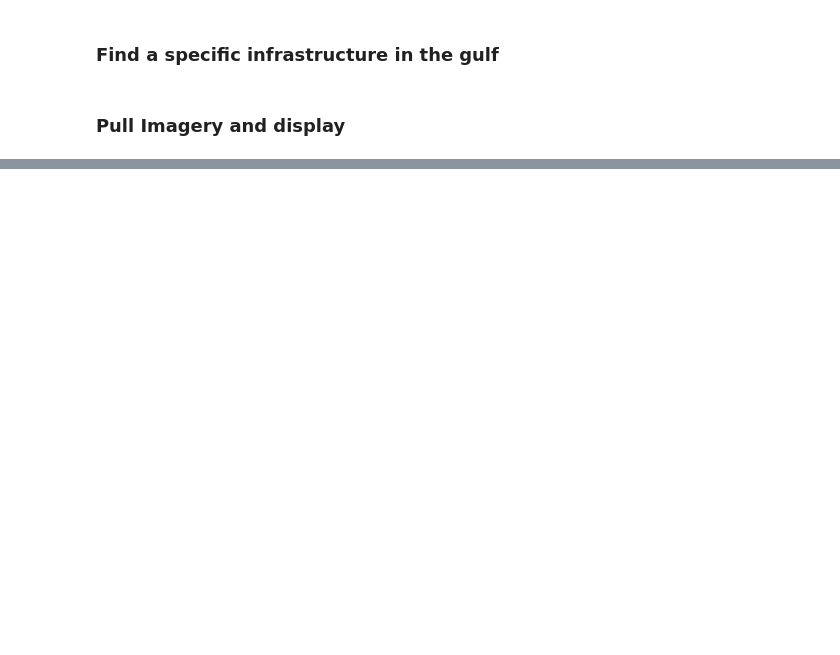
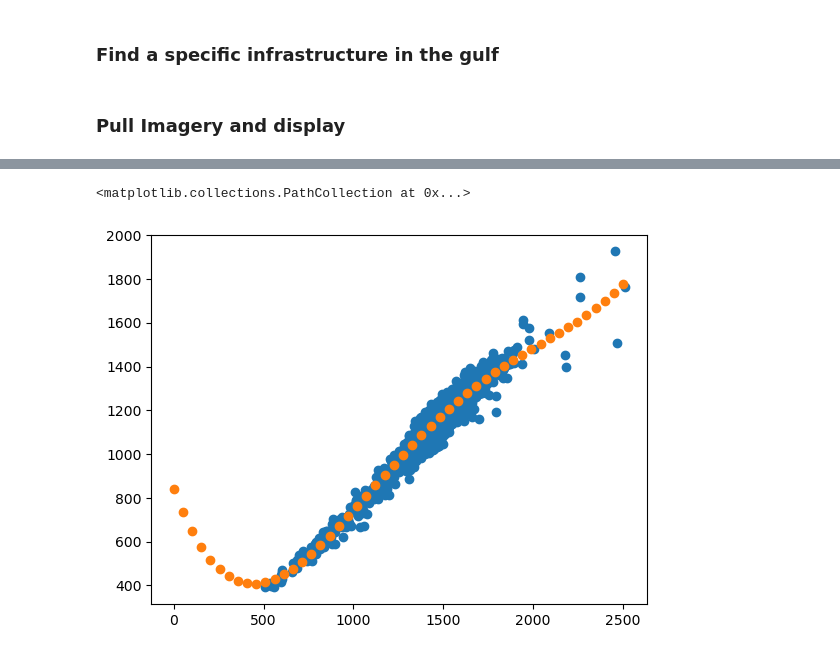
Before and after one commit to SkyTruth/offshore-methane, a Jupyter notebook: notebooks/sentinel2_sunglint_viewer.ipynb, the cells around one changed output, grey strips where cells are left out. Cells and saved outputs as stored; diff of their text form; code cells hidden in the pictures; blank space fills up the shorter version.

```diff
--- a/notebooks/sentinel2_sunglint_viewer.ipynb
+++ b/notebooks/sentinel2_sunglint_viewer.ipynb
@@ -115,0 +276,10 @@ Map
+# %%
+coeffs = np.polyfit(b12.flatten(), b11.flatten(), deg=1)  # degree 1 = linear
+m, b = coeffs
+b11_fit = m * b12 + b
+
+poly_coeffs = np.polyfit(b11.flatten(), b12.flatten(), deg=4)  # degree 1 = linear
+
+# Turn into function
+p = np.poly1d(poly_coeffs)
+b11_fit_poly = p(b12)
@@ -115,0 +302,6 @@ Map
+# %%
+plt.scatter(b11,b12)
+plt.scatter(np.linspace(0,2500), p(np.linspace(0,2500)))
+# %% [output]
+<matplotlib.collections.PathCollection at 0x...>
+[figure, added]
```
Also changed, not shown: parts of 27 cells of this notebook, 3 other files.
